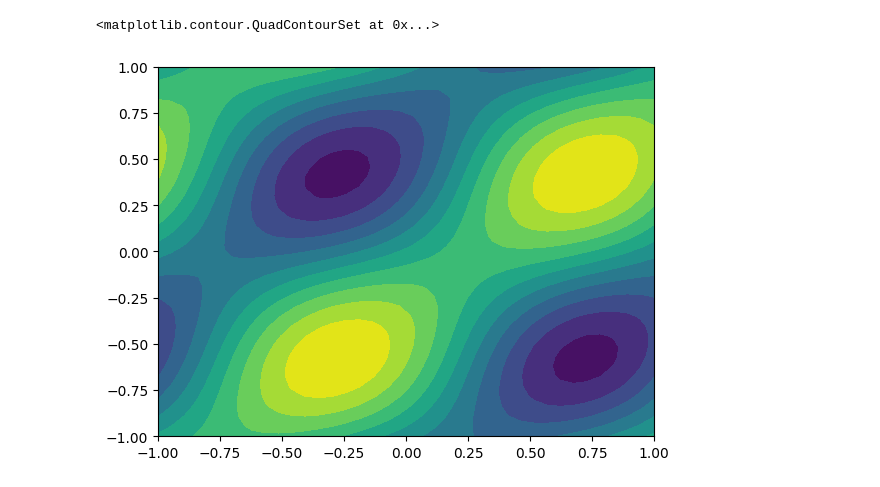
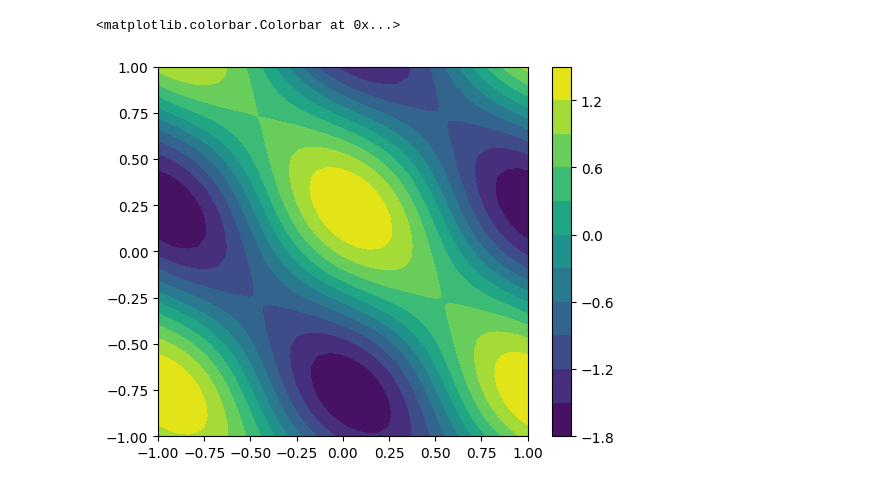
Before and after one commit to jh6220/SINNs-FEM, a Jupyter notebook: GenerateHyperbolicData.ipynb, the cells around one changed output. Drawn from its saved outputs; the diff is of its cells as text; code cells hidden in the pictures.

```diff
--- a/GenerateHyperbolicData.ipynb
+++ b/GenerateHyperbolicData.ipynb
@@ -13,15 +83,16 @@ def GetRandF(n_order):
 # %%
 c = 1
 n_order = 2
 x = np.linspace(-1,1,38)
-y = np.linspace(-1,1,38)
 X,Y = np.meshgrid(x,y)
 eta = X-c*Y
 xi = X+c*Y
 F = GetRandF(n_order)
 G = GetRandF(n_order)
 u = F(eta)+G(xi)
 plt.contourf(X,Y,u,10)
+plt.gca().set_aspect('equal')
+plt.colorbar()
 # %% [output]
-<matplotlib.contour.QuadContourSet at 0x...>
+<matplotlib.colorbar.Colorbar at 0x...>
-[figure, old version]
+[figure, new version]
```
Also changed, not shown: parts of 8 cells of this notebook, 1 other file.
